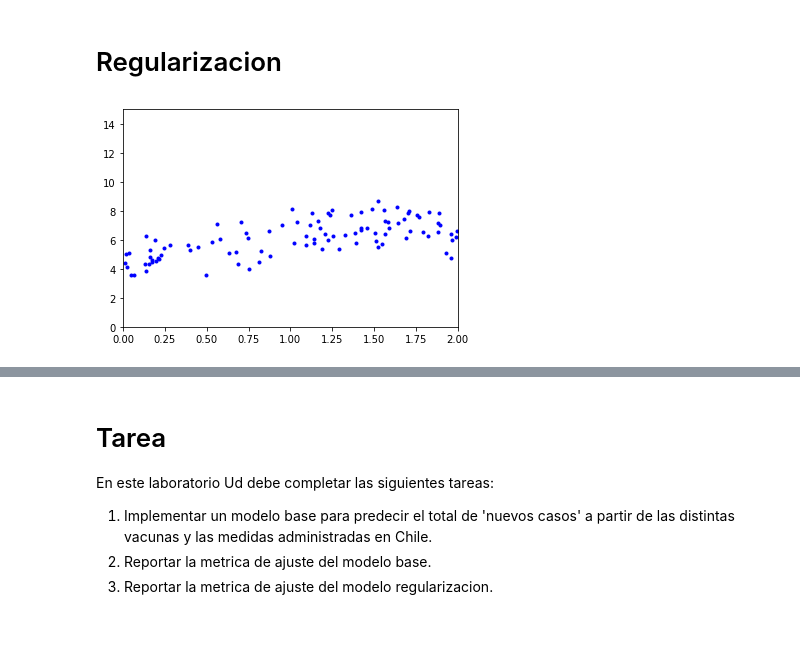
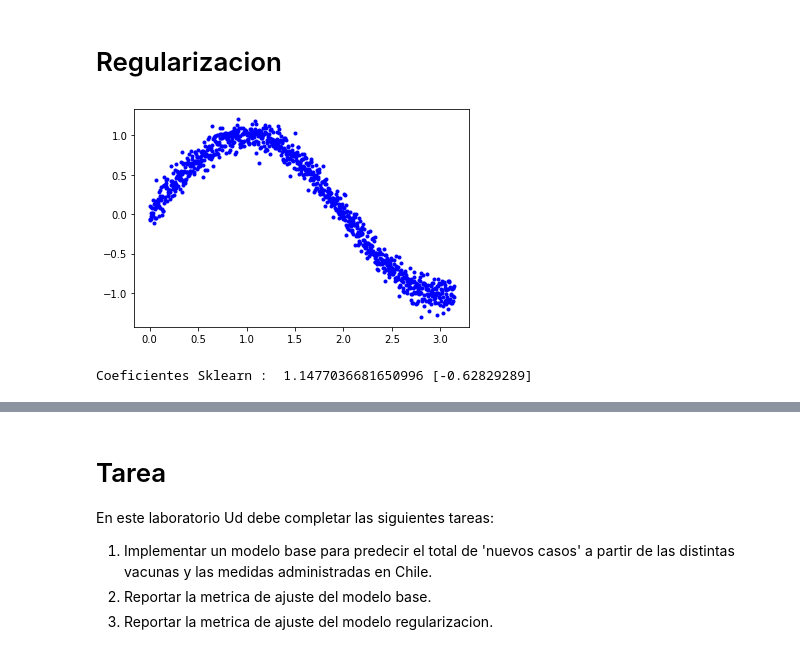
Before and after one commit to sherna90/mineria_datos, a Jupyter notebook: 3.-modelos_lineales.ipynb, the cells around one changed output, grey strips where cells are left out. Saved outputs shown, nothing was run; the diff lists cells and outputs as text; code cells hidden in the pictures.

```diff
--- a/3.-modelos_lineales.ipynb
+++ b/3.-modelos_lineales.ipynb
@@ -57,8 +54,18 @@ y = 4 + 3 * np.sin(X) + np.random.randn(100, 1)
+# %%
+X = np.linspace(0,np.pi,1000)
+f = 1/4
+
+y = np.sin(2*np.pi*f*X) + np.random.normal(scale=0.1, size=len(X))
 # %%
 import matplotlib.pyplot as plt
 
 plt.plot(X,y,'b.')
-plt.axis([0, 2, 0, 15])
 plt.show()
 # %% [output]
-[figure, old version]
+[figure, new version]
+# %%
+lin_reg = LinearRegression()
+lin_reg.fit(X.reshape(-1, 1), y)
+print('Coeficientes Sklearn : ',lin_reg.intercept_, lin_reg.coef_)
+# %% [output]
+Coeficientes Sklearn :  1.1477036681650996 [-0.62829289]
```
Also changed, not shown: parts of 39 cells of this notebook.
